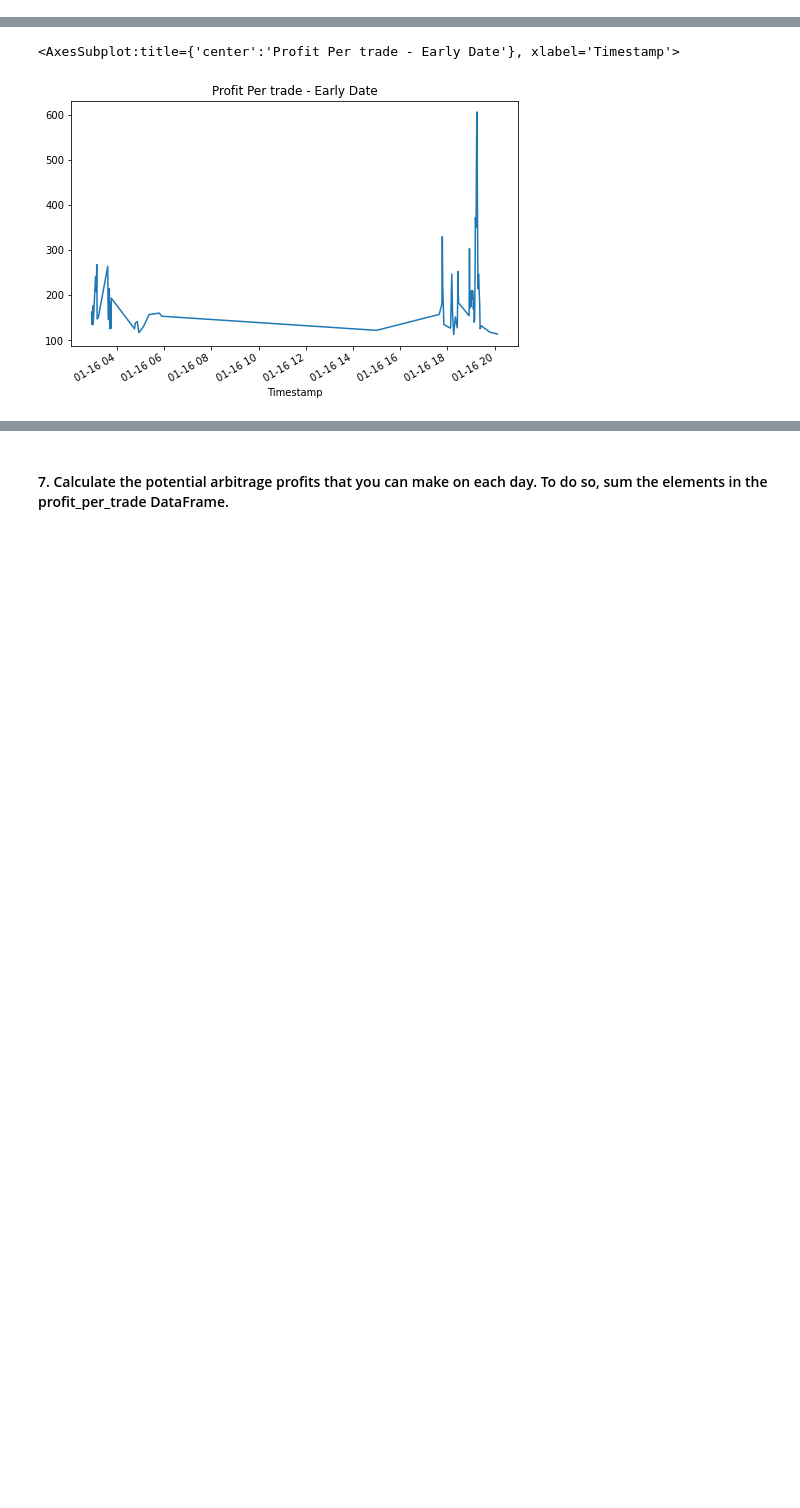
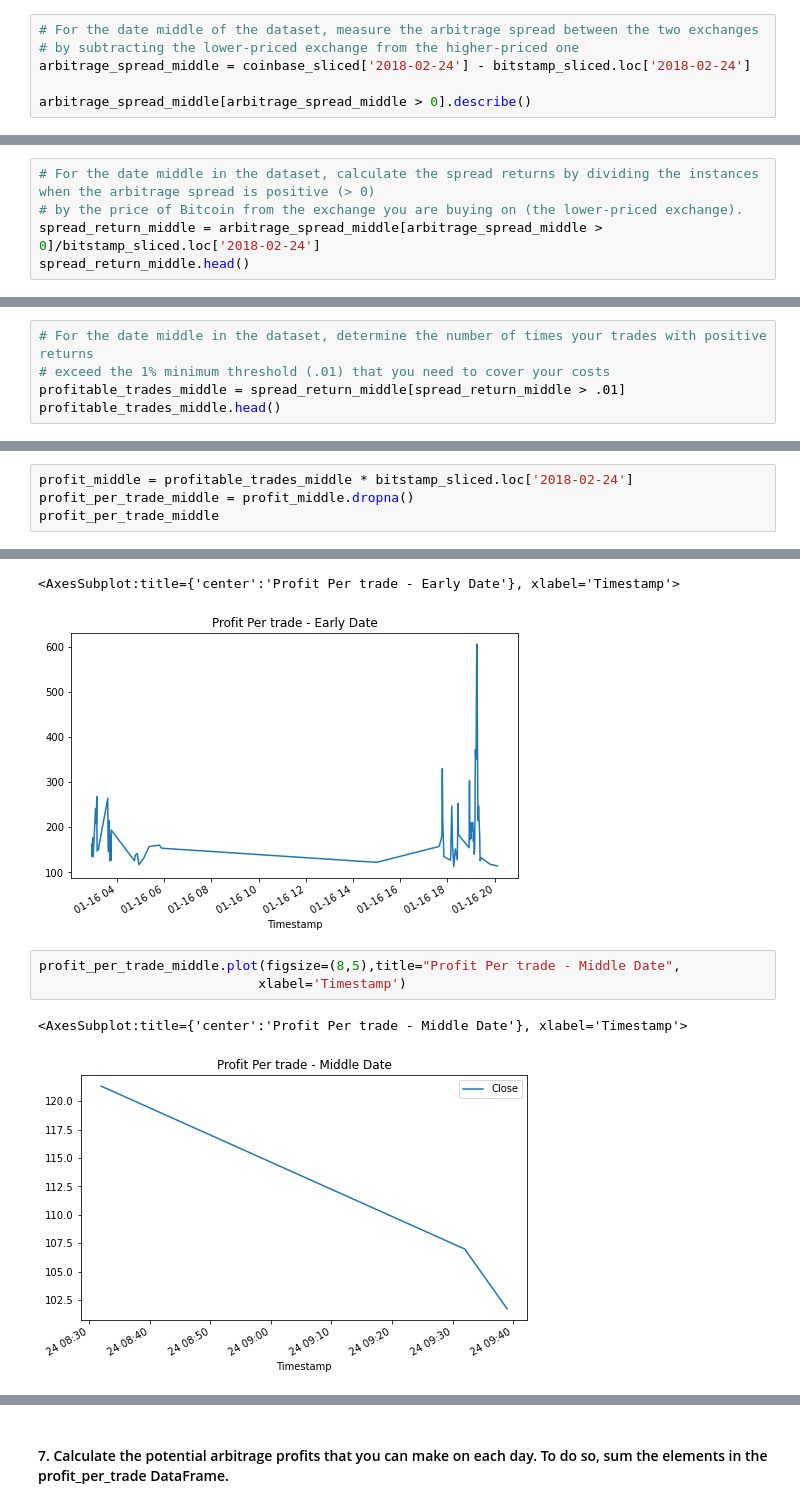
Before and after one commit to kaioff/quantity_analysis, a Jupyter notebook: crypto_arbitrage.ipynb, the cells around one changed output, grey strips where cells are left out. Cells and saved outputs as stored; diff of their text form; blank space fills up the shorter version.

```diff
--- a/crypto_arbitrage.ipynb
+++ b/crypto_arbitrage.ipynb
@@ -561,3 +561,9 @@ min        0.010000
 75%       68.547500
 max      606.800000
 Name: Close, dtype: float64
+# %%
+# For the date middle of the dataset, measure the arbitrage spread between the two exchanges
+# by subtracting the lower-priced exchange from the higher-priced one
+arbitrage_spread_middle = coinbase_sliced['2018-02-24'] - bitstamp_sliced.loc['2018-02-24']
+
+arbitrage_spread_middle[arbitrage_spread_middle > 0].describe()
@@ -579,3 +610,8 @@ Timestamp
 2018-01-16 00:03:00    0.001108
 2018-01-16 00:04:00    0.000909
 Name: Close, dtype: float64
+# %%
+# For the date middle in the dataset, calculate the spread returns by dividing the instances when the arbitrage spread is positive (> 0)
+# by the price of Bitcoin from the exchange you are buying on (the lower-priced exchange).
+spread_return_middle = arbitrage_spread_middle[arbitrage_spread_middle > 0]/bitstamp_sliced.loc['2018-02-24']
+spread_return_middle.head()
@@ -597,3 +654,8 @@ Timestamp
 2018-01-16 03:00:00    0.010675
 2018-01-16 03:06:00    0.019704
 Name: Close, dtype: float64
+# %%
+# For the date middle in the dataset, determine the number of times your trades with positive returns
+# exceed the 1% minimum threshold (.01) that you need to cover your costs
+profitable_trades_middle = spread_return_middle[spread_return_middle > .01]
+profitable_trades_middle.head()
@@ -641,3 +744,7 @@ Timestamp
 2018-01-16 19:48:00    117.63
 2018-01-16 20:07:00    113.69
 Name: Close, Length: 73, dtype: float64
+# %%
+profit_middle = profitable_trades_middle * bitstamp_sliced.loc['2018-02-24']
+profit_per_trade_middle = profit_middle.dropna()
+profit_per_trade_middle
@@ -665,3 +809,9 @@ profit_per_trade_early.plot(figsize=(8,5),title="Profit Per trade - Early Date",
 # %% [output]
 <AxesSubplot:title={'center':'Profit Per trade - Early Date'}, xlabel='Timestamp'>
 [figure]
+# %%
+profit_per_trade_middle.plot(figsize=(8,5),title="Profit Per trade - Middle Date",
+                            xlabel='Timestamp')
+# %% [output]
+<AxesSubplot:title={'center':'Profit Per trade - Middle Date'}, xlabel='Timestamp'>
+[figure, added]
```
Also changed, not shown: parts of 25 cells of this notebook.
